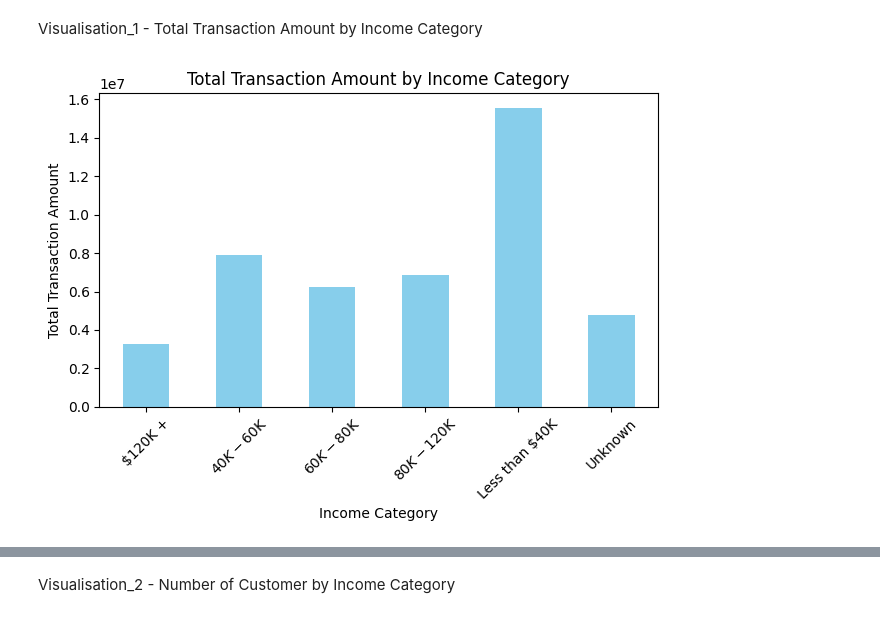
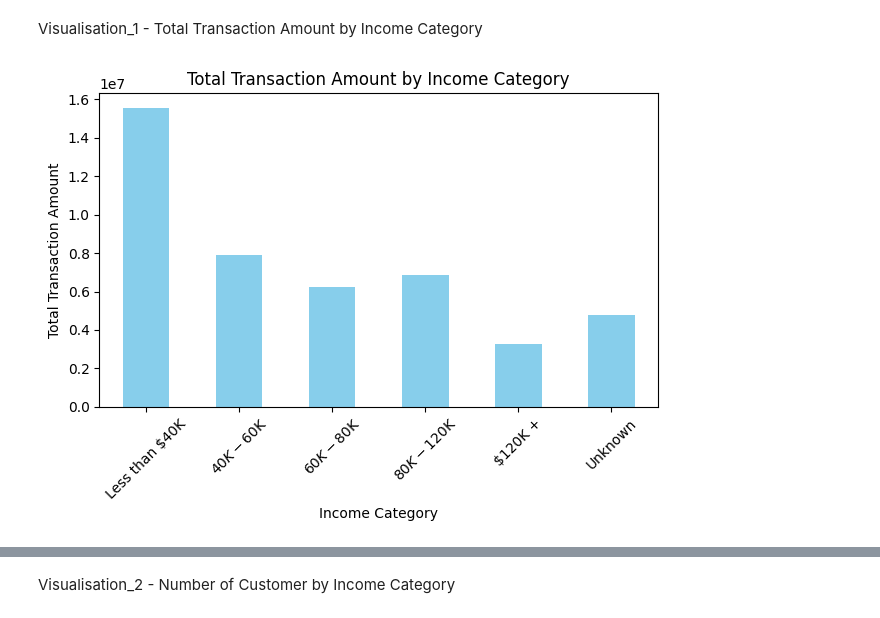
Before and after one commit to Shazizan/portfolio, a Jupyter notebook: assessment_paynet.ipynb, the cells around one changed output, grey strips where cells are left out. Saved outputs shown, nothing was run; the diff lists cells and outputs as text; code cells hidden in the pictures.

```diff
--- a/assessment_paynet.ipynb
+++ b/assessment_paynet.ipynb
@@ -260,16 +260,33 @@ Visualisation_1 - Total Transaction Amount by Income Category
 # %%
 import matplotlib.pyplot as plt
 
-# Select only safe, non-PII columns
+# Define the order for the income categories
+income_order = [
+    'Less than $40K',
+    '$40K - $60K',
+    '$60K - $80K',
+    '$80K - $120K',
+    '$120K +',
+    'Unknown'
+]
+
+# Select only safe, non-PII columns and convert to Pandas
 pdf = df.select("Income_Category", "Total_Trans_Amt").toPandas()
 
-# Group and plot
-pdf.groupby("Income_Category")["Total_Trans_Amt"].sum().plot(kind="bar", color="skyblue")
+# Group and reorder
+df_grouped = (
+    pdf.groupby("Income_Category")["Total_Trans_Amt"]
+    .sum()
+    .reindex(income_order)  # Apply custom order
+)
+
+# Plot
+df_grouped.plot(kind="bar", color="skyblue")
 plt.title("Total Transaction Amount by Income Category")
 plt.xlabel("Income Category")
 plt.ylabel("Total Transaction Amount")
 plt.xticks(rotation=45)
 plt.tight_layout()
 plt.show()
 # %% [output]
-[figure, old version]
+[figure, new version]
```
Also changed, not shown: parts of 5 cells of this notebook.
